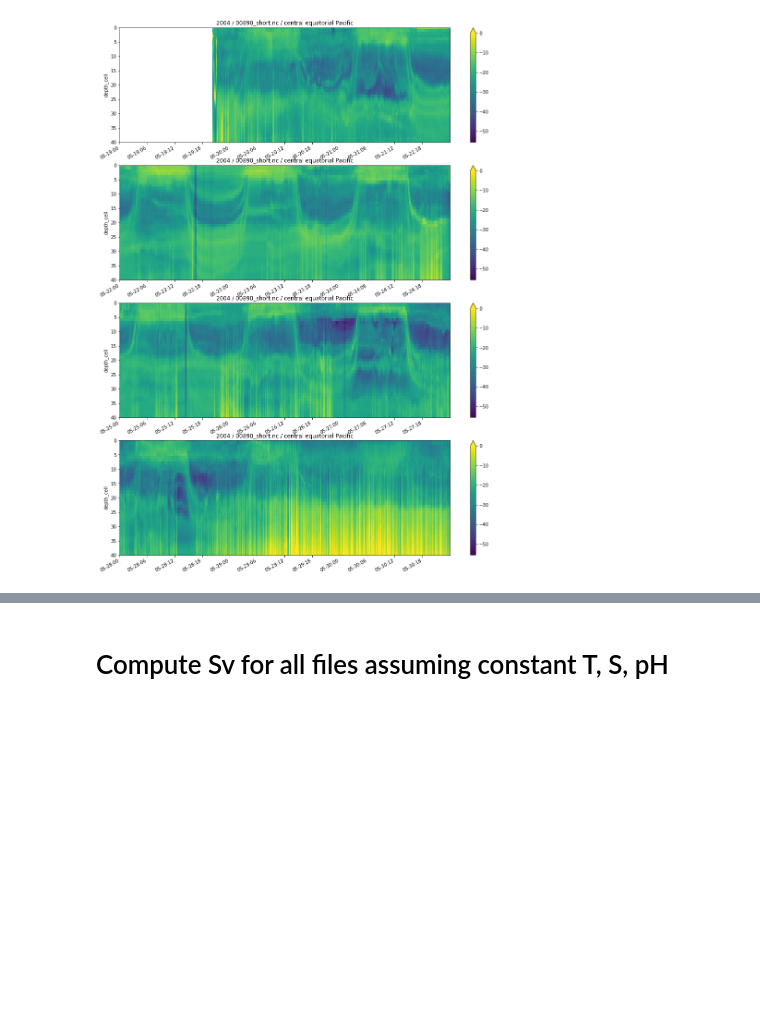
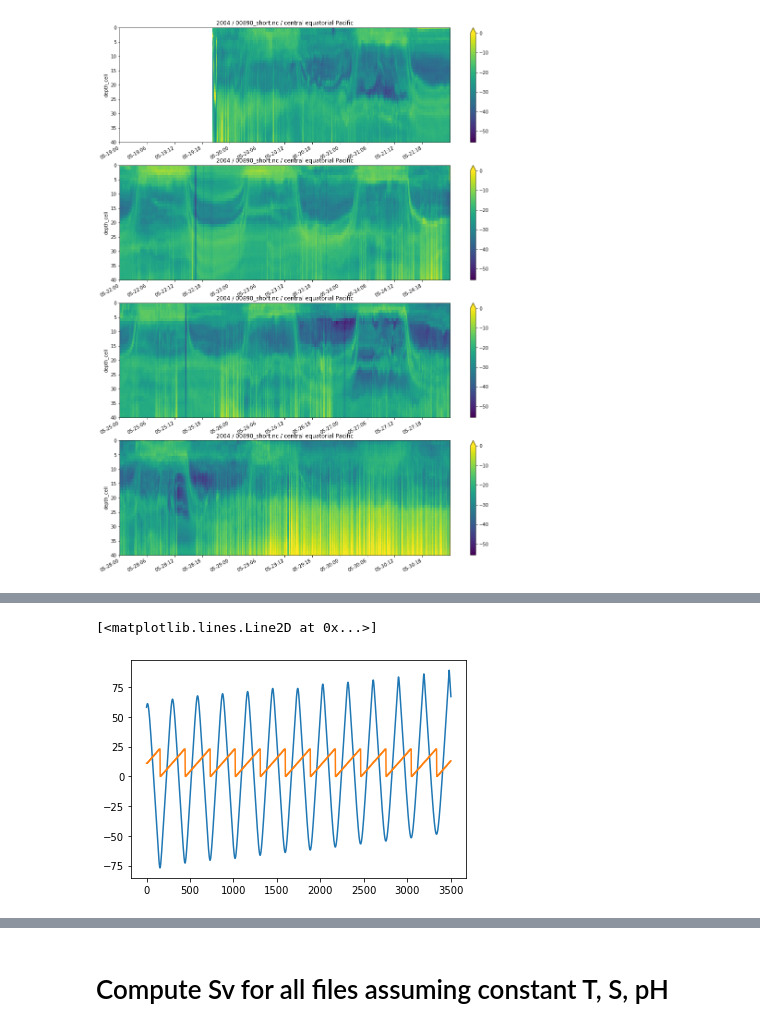
Before and after one commit to shirleyswirley/acoustic-variability, a Jupyter notebook: python/test_DVM_algs_and_UTC_time.ipynb, the cells around one changed output, grey strips where cells are left out. Saved outputs shown, nothing was run; the diff lists cells and outputs as text; code cells hidden in the pictures; blank space fills up the shorter version.

Commit message:
finished testing noon - midnight dvm depth alg

```diff
--- a/python/test_DVM_algs_and_UTC_time.ipynb
+++ b/python/test_DVM_algs_and_UTC_time.ipynb
@@ -68,7 +68,7 @@ elif 'NB' in row['instrument_name']:
     C = get_C_tdresolved(row,c)
 #print('C: ',C)
 
-Tnow = depth; Tnow.name = 'temperature'; Tnow[:,:] = 25
+Tnow = depth.copy(deep=True); Tnow.name = 'temperature'; Tnow[:,:] = 25
 alpha = calc_alpha_tdresolved(row,depth,c,Tnow,S=35,pH=8.1)
 #print('alpha: ',alpha)
 
@@ -259,0 +118,17 @@ plt.plot(Sv['time'])
+# %%
+# - CONVERSION FROM UTC TO SOLAR ALTITUDE: METHOD 1
+# https://stackoverflow.com/questions/47663082/how-can-we-compute-solar-position-at-a-given-place-on-a-given-day-and-time
+import astropy.coordinates as coord
+from astropy.time import Time
+import astropy.units as u
+
+loc = coord.EarthLocation(lon=0.1 * u.deg, lat=51.5 * u.deg)
+now = Time.now()
+altaz = coord.AltAz(location=loc, obstime=now)
+sun = coord.get_sun(now)
+print(sun.transform_to(altaz).alt.degree)
+# OR:
+sun_time = Time('2017-12-6 17:00') #UTC time
+loc = coord.EarthLocation.of_address('Baltimore, MD')  # anything the google geocoding API resolves
+altaz = coord.AltAz(obstime=sun_time, location=loc)
+print(coord.get_sun(sun_time).transform_to(altaz).alt.degree)
@@ -259,0 +147,14 @@ plt.plot(Sv['time'])
+# %%
+# - MY USE OF METHOD 1
+sun_alt = [None]*len(Sv['time'])
+local_time = [None]*len(Sv['time'])
+print(datetime.now().strftime("%H:%M:%S"))
+for itime in range(0,len(Sv['time'])):
+    lon = nc['lon'][itime]
+    lat = nc['lat'][itime]
+    utc_time = Time(Sv.time.values[itime])
+    loc = coord.EarthLocation(lon=lon*u.deg, lat=lat*u.deg)
+    altaz = coord.AltAz(location=loc, obstime=utc_time)
+    local_time[itime] = localTimeApprox(pd.to_datetime(Sv.time.values[itime]), float(lon))
+    sun_alt[itime] = coord.get_sun(utc_time).transform_to(altaz).alt.degree
+print(datetime.now().strftime("%H:%M:%S"))
@@ -259,0 +164,8 @@ plt.plot(Sv['time'])
+# %%
+# - Check that sun_alt = 90 = local noon ish, sun_alt = -90 = local midnight ish
+# --> Seems good!
+plt.plot(sun_alt)
+plt.plot([t.hour for t in local_time])
+# %% [output]
+[<matplotlib.lines.Line2D at 0x...>]
+[figure, added]
```
Also changed, not shown: parts of 55 cells of this notebook.
